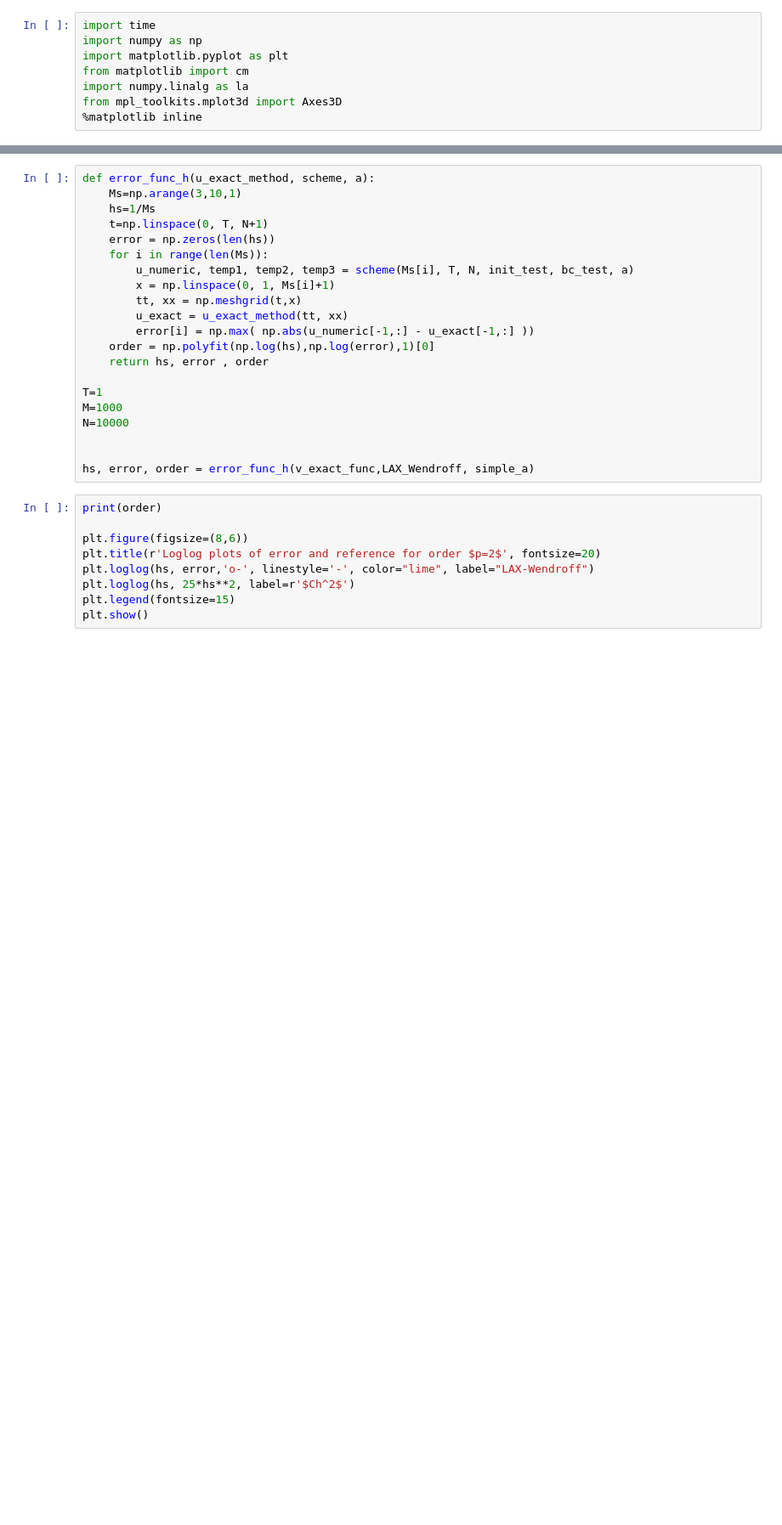
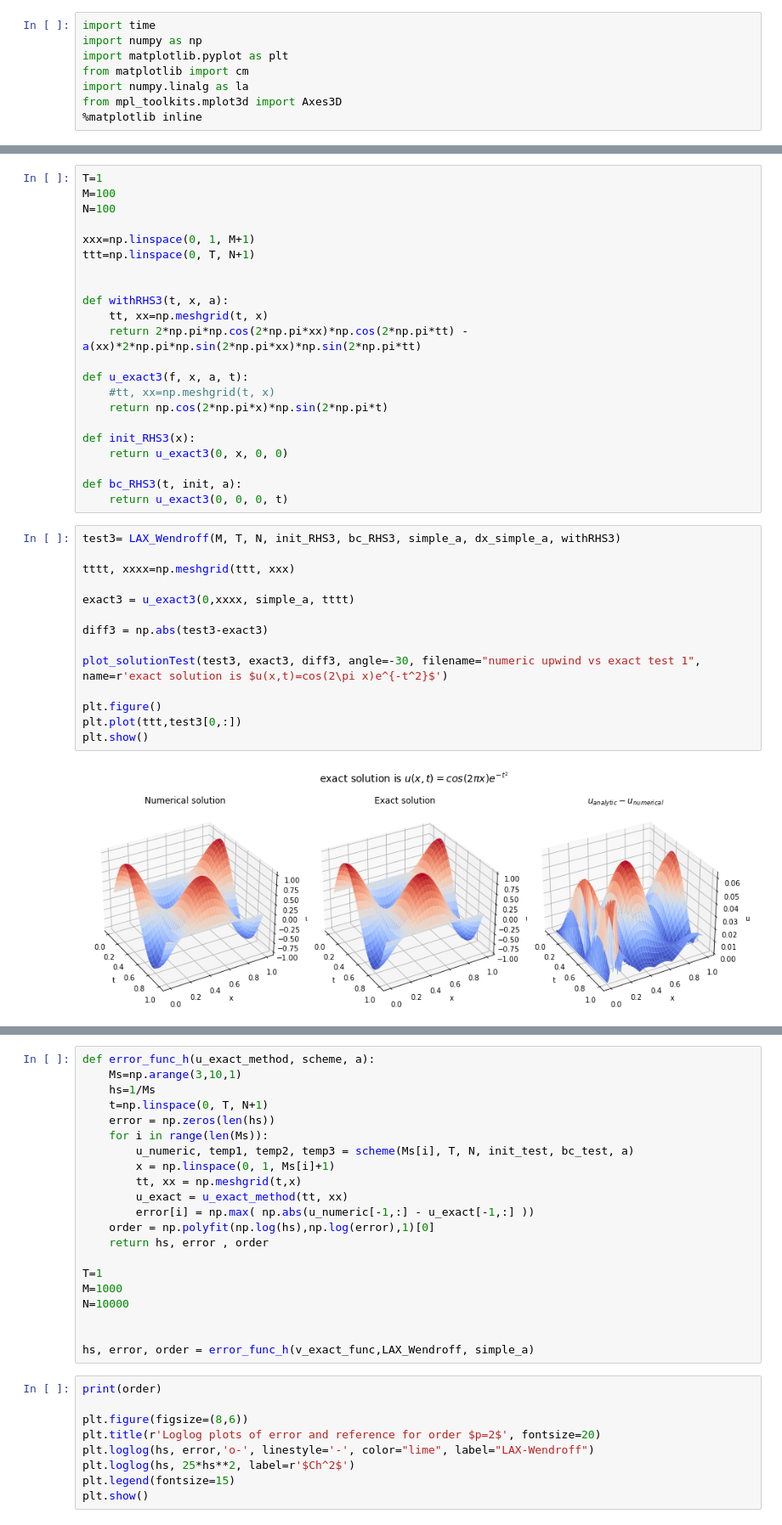
Before and after one commit to ulrikunneberg/numdiffprosj2, a Jupyter notebook: Gorms Big Dick Fil.ipynb, the cells around one changed output, grey strips where cells are left out. Shown at 85% size. Drawn from its saved outputs; the diff is of its cells as text; blank space fills up the shorter version.

```diff
--- a/Gorms Big Dick Fil.ipynb
+++ b/Gorms Big Dick Fil.ipynb
@@ -129,0 +90,38 @@ plot_solutionTest(comp, angle=-30 )
+# %%
+T=1
+M=100
+N=100
+
+xxx=np.linspace(0, 1, M+1)
+ttt=np.linspace(0, T, N+1)
+
+
+def withRHS3(t, x, a):
+    tt, xx=np.meshgrid(t, x)
+    return 2*np.pi*np.cos(2*np.pi*xx)*np.cos(2*np.pi*tt) - a(xx)*2*np.pi*np.sin(2*np.pi*xx)*np.sin(2*np.pi*tt)
+
+def u_exact3(f, x, a, t):
+    #tt, xx=np.meshgrid(t, x)
+    return np.cos(2*np.pi*x)*np.sin(2*np.pi*t)
+
+def init_RHS3(x):
+    return u_exact3(0, x, 0, 0)
+
+def bc_RHS3(t, init, a):
+    return u_exact3(0, 0, 0, t)
+# %%
+test3= LAX_Wendroff(M, T, N, init_RHS3, bc_RHS3, simple_a, dx_simple_a, withRHS3)
+
+tttt, xxxx=np.meshgrid(ttt, xxx)
+
+exact3 = u_exact3(0,xxxx, simple_a, tttt)
+
+diff3 = np.abs(test3-exact3)
+
+plot_solutionTest(test3, exact3, diff3, angle=-30, filename="numeric upwind vs exact test 1", name=r'exact solution is $u(x,t)=cos(2\pi x)e^{-t^2}$')
+
+plt.figure()
+plt.plot(ttt,test3[0,:])
+plt.show()
+# %% [output]
+[figure, added]
```
Also changed, not shown: parts of 7 cells of this notebook.
